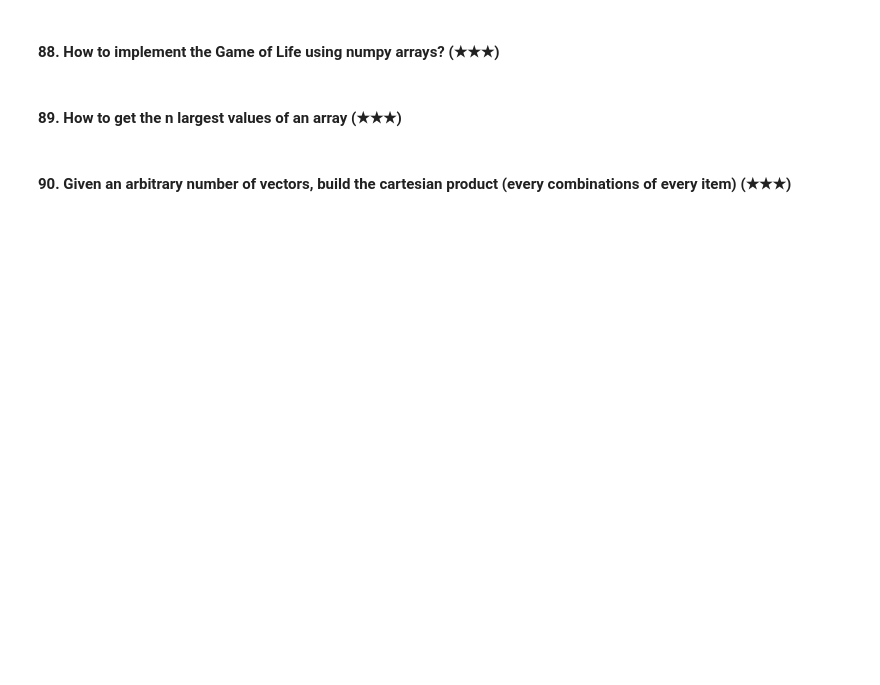
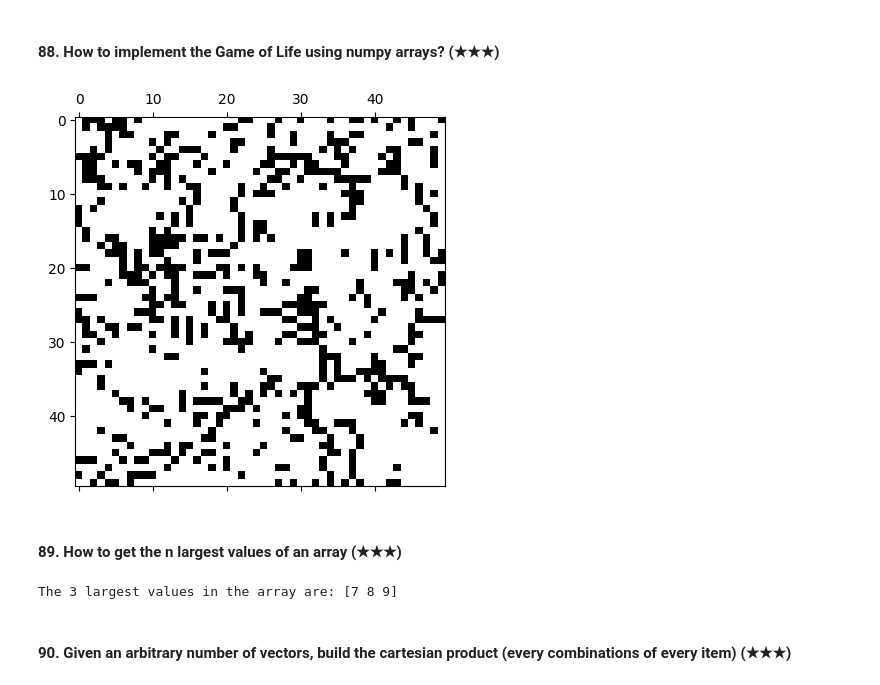
Before and after one commit to islamhani125/Data-Analysis-With-Python---Instant-Diploma, a Jupyter notebook: Eslam_Hani_100_Numpy_exercises.ipynb, the cells around one changed output. Saved outputs shown, nothing was run; the diff lists cells and outputs as text; code cells hidden in the pictures; blank space fills up the shorter version.

```diff
--- a/Eslam_Hani_100_Numpy_exercises.ipynb
+++ b/Eslam_Hani_100_Numpy_exercises.ipynb
@@ -980,2 +1296,17 @@ print(my_float_array)
 # %% [markdown]
 #### 84. Extract all the contiguous 3x3 blocks from a random 10x10 matrix (★★★)
+# %%
+random_matrix = np.random.randint(1, 100, size=(10, 10))
+
+contiguous_blocks = []
+for i in range(8):
+    for j in range(8):
+        block = random_matrix[i:i+3, j:j+3]
+        contiguous_blocks.append(block)
+
+contiguous_blocks = np.array(contiguous_blocks)
+
+print("Original 10x10 Matrix:")
+print(random_matrix)
+print("\nContiguous 3x3 Blocks:")
+print(contiguous_blocks)
@@ -988,6 +1405,43 @@ print(my_float_array)
 # %% [markdown]
 #### 88. How to implement the Game of Life using numpy arrays? (★★★)
+# %%
+#GOOGLED
+import matplotlib.pyplot as plt
+import matplotlib.animation as animation
+
+# Constants
+GRID_SIZE = 50
+FPS = 10
+
+# Initialize the grid with random values (0s and 1s)
+grid = np.random.choice([0, 1], size=(GRID_SIZE, GRID_SIZE))
+
+# Set up the figure and axis
+fig, ax = plt.subplots()
+mat = ax.matshow(grid, cmap='Greys')
+
+# Function to update the animation frame
+for _ in range(100):
+    neighbor_counts = sum(np.roll(np.roll(grid, i, axis=0), j, axis=1)
+                          for i in (-1, 0, 1) for j in (-1, 0, 1)) - grid
+    grid = (neighbor_counts == 3) | (grid & (neighbor_counts == 2))
+    mat.set_array(grid)
+    plt.pause(0.1)
+
+# Show the animation
+plt.show()
+# %% [output]
+[figure, added]
 # %% [markdown]
 #### 89. How to get the n largest values of an array (★★★)
+# %%
+arr = np.array([4, 2, 8, 1, 6, 9, 3, 5, 7])
+n_largest = 3
+
+n_largest_values = np.partition(arr, -n_largest)[-n_largest:]
+
+print(f"The {n_largest} largest values in the array are: {n_largest_values}")
+# %% [output]
+The 3 largest values in the array are: [7 8 9]
 # %% [markdown]
 #### 90. Given an arbitrary number of vectors, build the cartesian product (every combinations of every item) (★★★)
```
Also changed, not shown: parts of 60 cells of this notebook.
